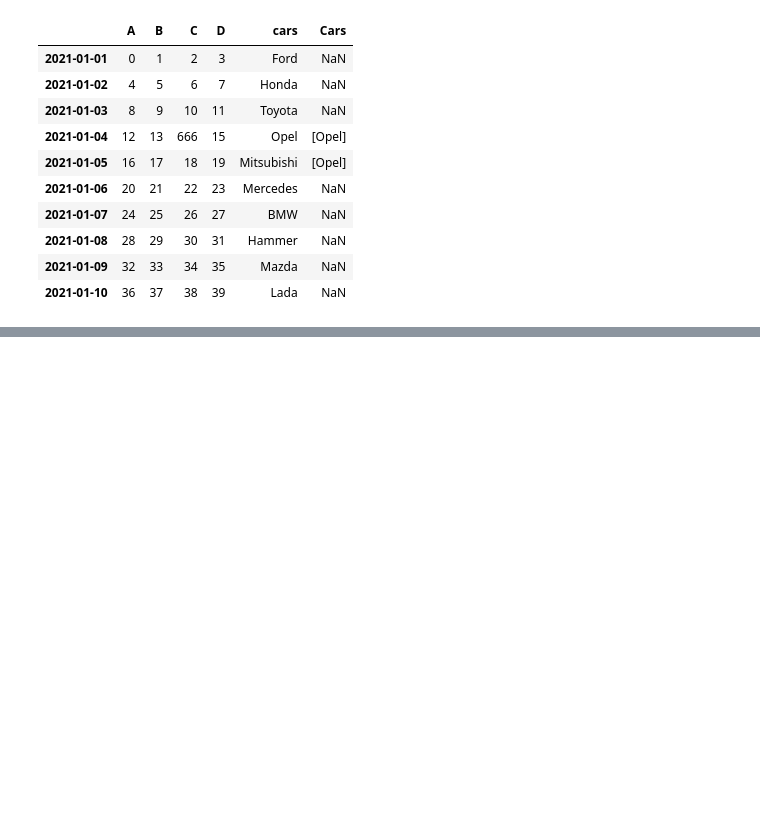
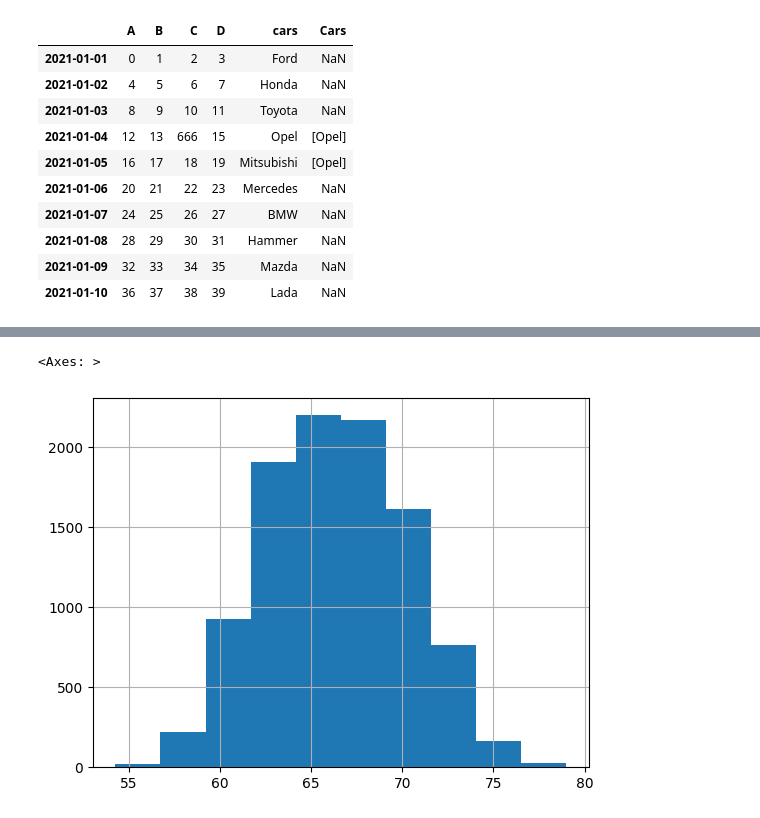
Before and after one commit to ainos007/SQL, a Jupyter notebook: Untitled0.ipynb, the cells around one changed output, grey strips where cells are left out. Saved outputs shown, nothing was run; the diff lists cells and outputs as text; code cells hidden in the pictures; blank space fills up the shorter version.

```diff
--- a/Untitled0.ipynb
+++ b/Untitled0.ipynb
@@ -241,3 +241,7 @@ ave_df_cars
 | 2021-01-08 | 28 | 29 | 30 | 31 | Hammer | NaN |
 | 2021-01-09 | 32 | 33 | 34 | 35 | Mazda | NaN |
 | 2021-01-10 | 36 | 37 | 38 | 39 | Lada | NaN |
+# %%
+import pandas as pd
+date = pd.read_csv("https://gist.githubusercontent.com/Utoog/6aae1c916bc5ed11975f6b9d1db4b872/raw/3cebd5c29a2f791caa2c63d394cdde0c13767914/weight-height.csv")
+date.head()
@@ -243,0 +266,5 @@ ave_df_cars
+# %%
+date['Height'].hist()
+# %% [output]
+<Axes: >
+[figure, added]
```
Also changed, not shown: parts of 19 cells of this notebook.
